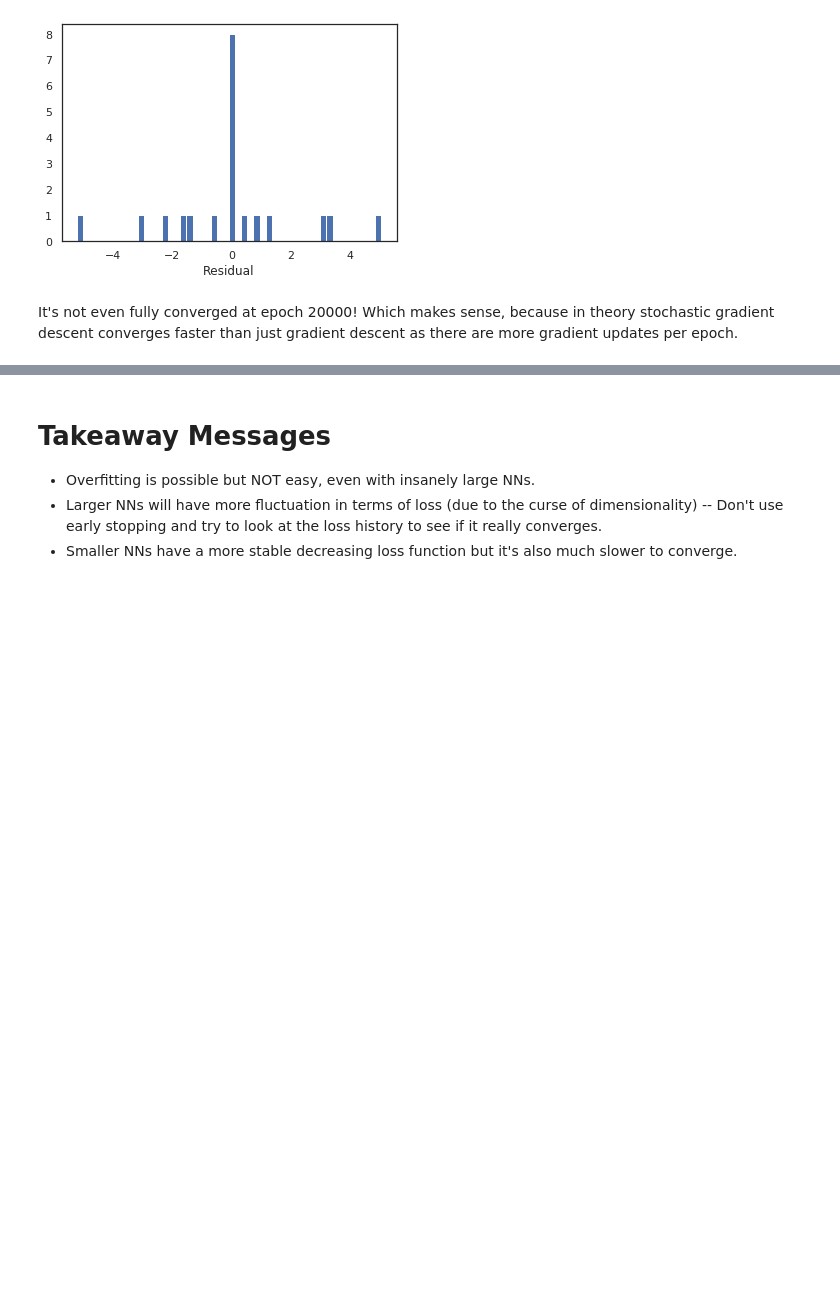
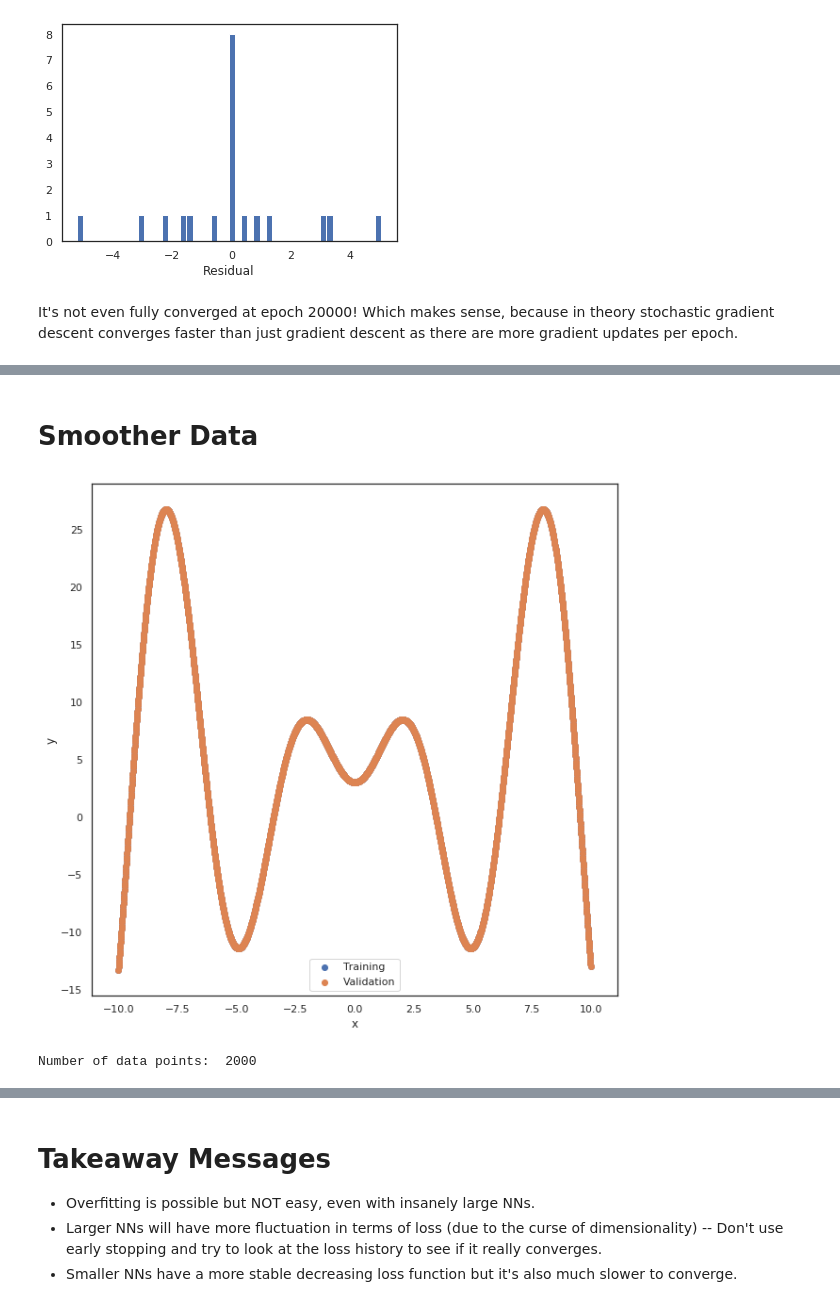
Before and after one commit to thongonary/Thoughts, a Jupyter notebook: Overfitting.ipynb, the cells around one changed output, grey strips where cells are left out. Cells and saved outputs as stored; diff of their text form; code cells hidden in the pictures; blank space fills up the shorter version.

Commit message:
Update more data

```diff
--- a/Overfitting.ipynb
+++ b/Overfitting.ipynb
@@ -473,0 +478,24 @@ It's not even fully converged at epoch 20000! Which makes sense, because in theo
+# %% [markdown]
+# Smoother Data
+# %%
+x = np.arange(-10,10, step=0.01)
+y = 3+3*x * np.sin(x)
+yval = y  # + np.random.normal(0,np.absolute(x/3))
+data = pd.DataFrame({'x':x, 'y':y, 'yval': yval})
+plt.figure(figsize=(10,10))
+plt.scatter(x,y,label='Training')
+plt.scatter(x,yval,label='Validation')
+plt.legend(loc='best')
+plt.xlabel('x')
+plt.ylabel('y')
+plt.show()
+# Shuffle the dataset for training
+idx = np.arange(len(x))
+np.random.shuffle(idx)
+x_train = x[idx]
+y_train = y[idx]
+y_trainval = yval[idx]
+print("Number of data points: ", len(x))
+# %% [output]
+[figure, added]
+Number of data points:  2000
```
Also changed, not shown: parts of 9 cells of this notebook.
